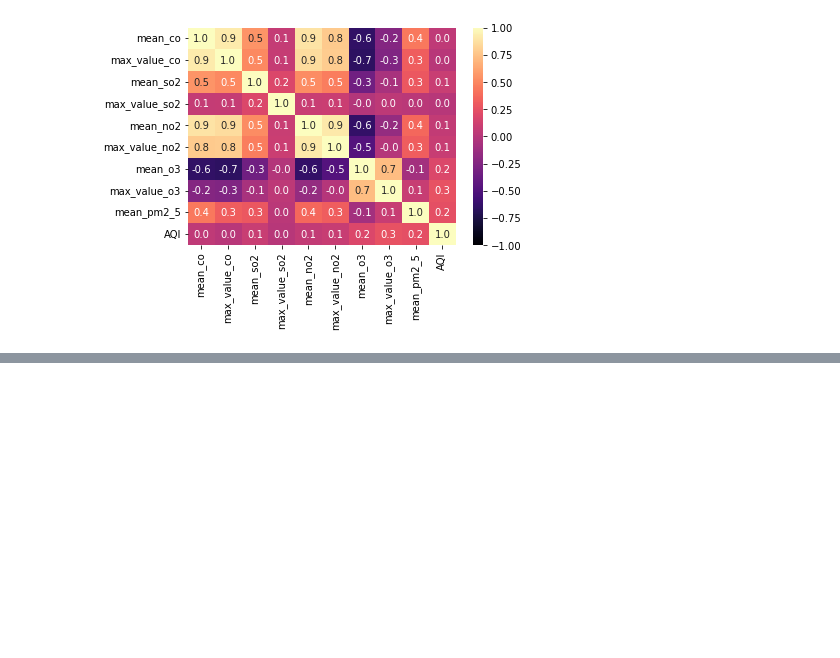
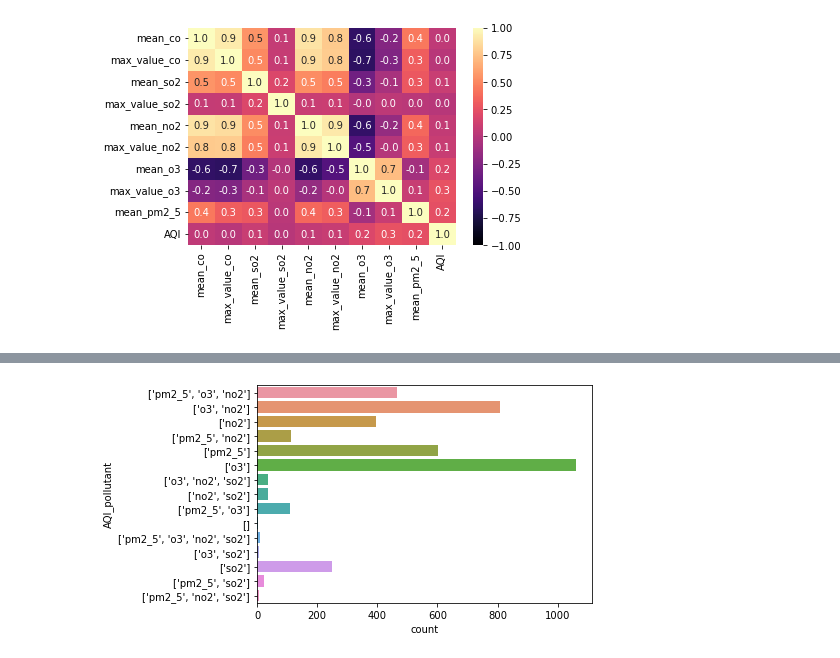
Before and after one commit to fxschmidt/AirPollution, a Jupyter notebook: Eigenes_Projekt/analysis_AirPollution.ipynb, the cells around one changed output, grey strips where cells are left out. Saved outputs shown, nothing was run; the diff lists cells and outputs as text; code cells hidden in the pictures; blank space fills up the shorter version.

```diff
--- a/Eigenes_Projekt/analysis_AirPollution.ipynb
+++ b/Eigenes_Projekt/analysis_AirPollution.ipynb
@@ -47,0 +98,6 @@ corr_fig.savefig("Visualization/EDA/Correlation_Heatmap_pollutans.png",dpi=200)
+# %%
+aqi_reason_fig, aqi_reason_ax = plt.subplots()
+sns.countplot(y=pollution["AQI_pollutant"],orient="v")
+aqi_reason_fig.savefig("Visualization/EDA/AQI_reasons.png",dpi=200,bbox_inches="tight")
+# %% [output]
+[figure, added]
```
Also changed, not shown: parts of 12 cells of this notebook, 10 other files.
